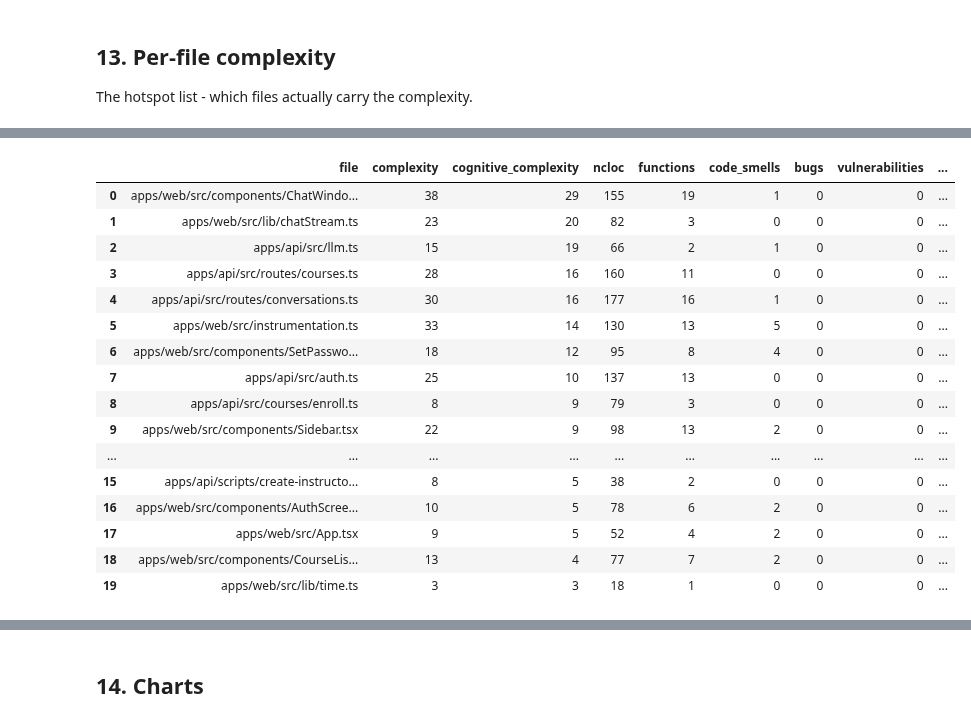
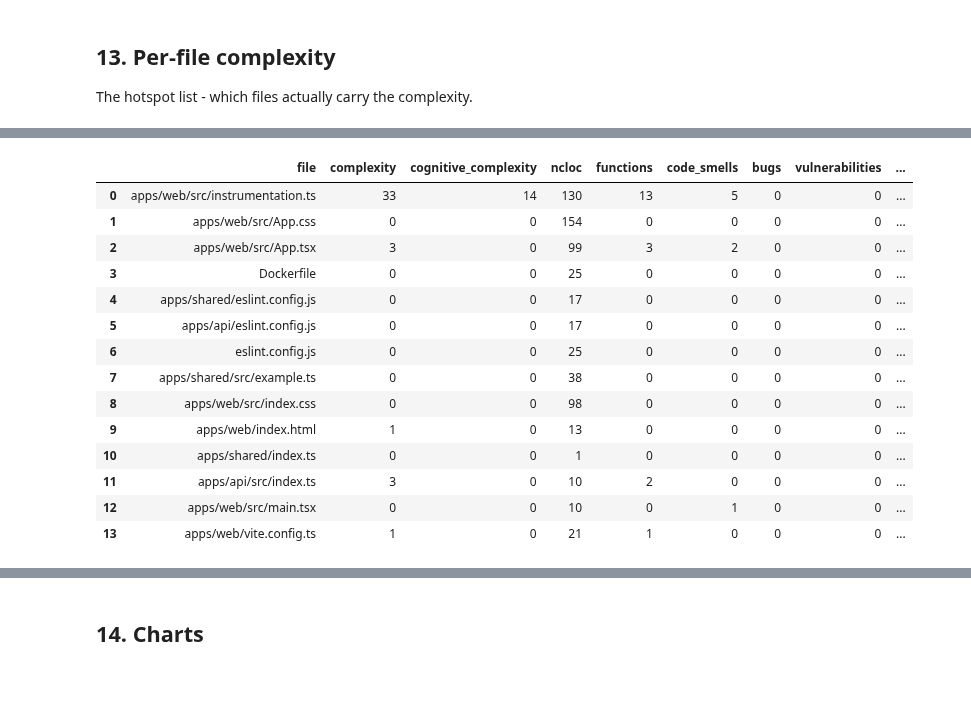
Before and after one commit to LukasOttenhof/RepositoryStaticAnalysis, a Jupyter notebook: sonarqube_test.ipynb, the cells around one changed output, grey strips where cells are left out. Drawn from its saved outputs; the diff is of its cells as text; code cells hidden in the pictures; blank space fills up the shorter version.

```diff
--- a/sonarqube_test.ipynb
+++ b/sonarqube_test.ipynb
@@ -28,8 +26,8 @@ Point `REPO_URL` at the GitHub repo you want to analyze. Everything else has a s
 import os, re, sys, platform, pathlib
 
 # ---- what to analyze -------------------------------------------------------
-REPO_URL    = "https://github.com/ImgyeongLee/Aida-starter-template.git"
-REPO_BRANCH = "r2-0901"     # None = the repo's default branch
+REPO_URL    = "https://github.com/QuantifyingDebt/aida-makbar3"
+REPO_BRANCH = None    # None = the repo's default branch
 # REPO_BRANCHES = ["main","r1-0901", "r2-0901", "r3-0901", "r4-0901"]  # for multi-branch analysis
 REPO_BRANCHES = None  # for all branches
 CLONE_DEPTH = 1             # shallow clone; set to None for full history
@@ -94,9 +92,15 @@ if REPO_BRANCHES is None:
     import subprocess
     _r = subprocess.run(["git", "ls-remote", "--heads", REPO_URL],
                         capture_output=True, text=True, check=True)
-    REPO_BRANCHES = sorted(line.split("refs/heads/", 1)[1]
-                           for line in _r.stdout.splitlines() if "refs/heads/" in line)
-    print(f"Found {len(REPO_BRANCHES)} branches: {', '.join(REPO_BRANCHES)}")
+    REPO_BRANCHES = [line.split("refs/heads/", 1)[1]
+                     for line in _r.stdout.splitlines() if "refs/heads/" in line]
+    REPO_BRANCHES = [b for b in REPO_BRANCHES if "session-" in b]
+
+# natural sort, so session-10 comes after session-2 rather than after session-1
+def _natural_key(s):
+    return [int(t) if t.isdigit() else t for t in re.split(r"(\d+)", s)]
+REPO_BRANCHES = sorted(REPO_BRANCHES, key=_natural_key)
+print(f"Found {len(REPO_BRANCHES)} branches: {', '.join(REPO_BRANCHES)}")
 
 PROJECT_KEY  = re.sub(r"[^A-Za-z0-9_.\-]", "-", _key_base)
 PROJECT_NAME = _key_base
@@ -881,29 +872,33 @@ def fetch_file_measures(project_key, metric_keys, page_size=500):
 
 file_metrics = ["complexity", "cognitive_complexity", "ncloc", "functions",
                 "code_smells", "bugs", "vulnerabilities"]
-components = fetch_file_measures(PROJECT_KEY, file_metrics)
 
-rows = []
-for c in components:
-    row = {"file": c.get("path", c.get("key"))}
-    vals = {m["metric"]: m.get("value") for m in c.get("measures", [])}
+def file_measures_to_df(components):
+    """One row per file, most complex first. Shared with the per-branch loop
+    in section 16."""
+    rows = []
+    for c in components:
+        row = {"file": c.get("path", c.get("key"))}
+        vals = {m["metric"]: m.get("value") for m in c.get("measures", [])}
+        for m in file_metrics:
+            row[m] = pd.to_numeric(vals.get(m), errors="coerce")
+        rows.append(row)
+    df = pd.DataFrame(rows)
+    if df.empty:
+        return df
+    df = df.fillna(0)
     for m in file_metrics:
-        row[m] = pd.to_numeric(vals.get(m), errors="coerce")
-    rows.append(row)
+        df[m] = df[m].astype(int)
+    df["complexity_per_loc"] = pd.to_numeric(
+        df["complexity"] / df["ncloc"].replace(0, pd.NA), errors="coerce"
+    ).round(3)
+    return df.sort_values("cognitive_complexity", ascending=False).reset_index(drop=True)
 
-files_df = pd.DataFrame(rows)
+files_df = file_measures_to_df(fetch_file_measures(PROJECT_KEY, file_metrics))
 
 if files_df.empty:
     print("No per-file measures returned.")
 else:
-    files_df = files_df.fillna(0)
-    for m in file_metrics:
-        files_df[m] = files_df[m].astype(int)
-    files_df["complexity_per_loc"] = (
-        files_df["complexity"] / files_df["ncloc"].replace(0, pd.NA)
-    ).round(3)
-    files_df = files_df.sort_values("cognitive_complexity", ascending=False).reset_index(drop=True)
-
     print(f"{len(files_df)} files analyzed\n")
     print("=== Most complex files (by cognitive complexity) ===")
     display(files_df.head(20))
@@ -928,19 +923,17 @@ else:
 
 === Most complex files (by cognitive complexity) ===
 |  | file | complexity | cognitive_complexity | ncloc | functions | code_smells | bugs | vulnerabilities | ... |
-| 0 | apps/web/src/components/ChatWindo... | 38 | 29 | 155 | 19 | 1 | 0 | 0 | ... |
-| 1 | apps/web/src/lib/chatStream.ts | 23 | 20 | 82 | 3 | 0 | 0 | 0 | ... |
-| 2 | apps/api/src/llm.ts | 15 | 19 | 66 | 2 | 1 | 0 | 0 | ... |
-| 3 | apps/api/src/routes/courses.ts | 28 | 16 | 160 | 11 | 0 | 0 | 0 | ... |
-| 4 | apps/api/src/routes/conversations.ts | 30 | 16 | 177 | 16 | 1 | 0 | 0 | ... |
-| 5 | apps/web/src/instrumentation.ts | 33 | 14 | 130 | 13 | 5 | 0 | 0 | ... |
-| 6 | apps/web/src/components/SetPasswo... | 18 | 12 | 95 | 8 | 4 | 0 | 0 | ... |
-| 7 | apps/api/src/auth.ts | 25 | 10 | 137 | 13 | 0 | 0 | 0 | ... |
-| 8 | apps/api/src/courses/enroll.ts | 8 | 9 | 79 | 3 | 0 | 0 | 0 | ... |
-| 9 | apps/web/src/components/Sidebar.tsx | 22 | 9 | 98 | 13 | 2 | 0 | 0 | ... |
-| ... | ... | ... | ... | ... | ... | ... | ... | ... | ... |
-| 15 | apps/api/scripts/create-instructo... | 8 | 5 | 38 | 2 | 0 | 0 | 0 | ... |
-| 16 | apps/web/src/components/AuthScree... | 10 | 5 | 78 | 6 | 2 | 0 | 0 | ... |
-| 17 | apps/web/src/App.tsx | 9 | 5 | 52 | 4 | 2 | 0 | 0 | ... |
-| 18 | apps/web/src/components/CourseLis... | 13 | 4 | 77 | 7 | 2 | 0 | 0 | ... |
-| 19 | apps/web/src/lib/time.ts | 3 | 3 | 18 | 1 | 0 | 0 | 0 | ... |
+| 0 | apps/web/src/instrumentation.ts | 33 | 14 | 130 | 13 | 5 | 0 | 0 | ... |
+| 1 | apps/web/src/App.css | 0 | 0 | 154 | 0 | 0 | 0 | 0 | ... |
+| 2 | apps/web/src/App.tsx | 3 | 0 | 99 | 3 | 2 | 0 | 0 | ... |
+| 3 | Dockerfile | 0 | 0 | 25 | 0 | 0 | 0 | 0 | ... |
+| 4 | apps/shared/eslint.config.js | 0 | 0 | 17 | 0 | 0 | 0 | 0 | ... |
+| 5 | apps/api/eslint.config.js | 0 | 0 | 17 | 0 | 0 | 0 | 0 | ... |
+| 6 | eslint.config.js | 0 | 0 | 25 | 0 | 0 | 0 | 0 | ... |
+| 7 | apps/shared/src/example.ts | 0 | 0 | 38 | 0 | 0 | 0 | 0 | ... |
+| 8 | apps/web/src/index.css | 0 | 0 | 98 | 0 | 0 | 0 | 0 | ... |
+| 9 | apps/web/index.html | 1 | 0 | 13 | 0 | 0 | 0 | 0 | ... |
+| 10 | apps/shared/index.ts | 0 | 0 | 1 | 0 | 0 | 0 | 0 | ... |
+| 11 | apps/api/src/index.ts | 3 | 0 | 10 | 2 | 0 | 0 | 0 | ... |
+| 12 | apps/web/src/main.tsx | 0 | 0 | 10 | 0 | 1 | 0 | 0 | ... |
+| 13 | apps/web/vite.config.ts | 1 | 0 | 21 | 1 | 0 | 0 | 0 | ... |
```
Also changed, not shown: parts of 35 cells of this notebook.
